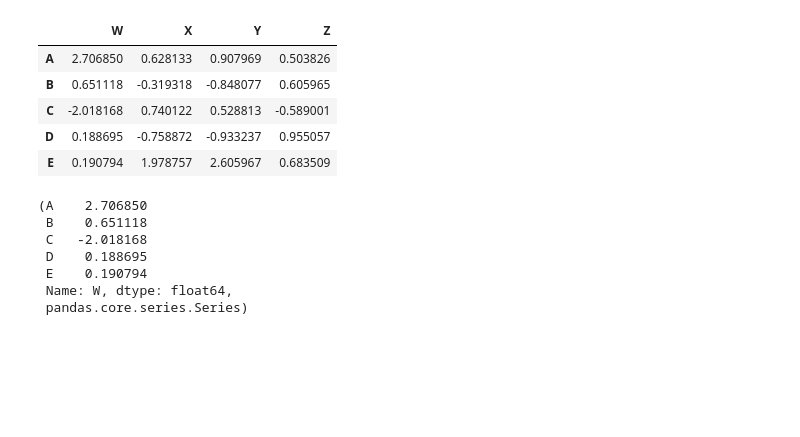
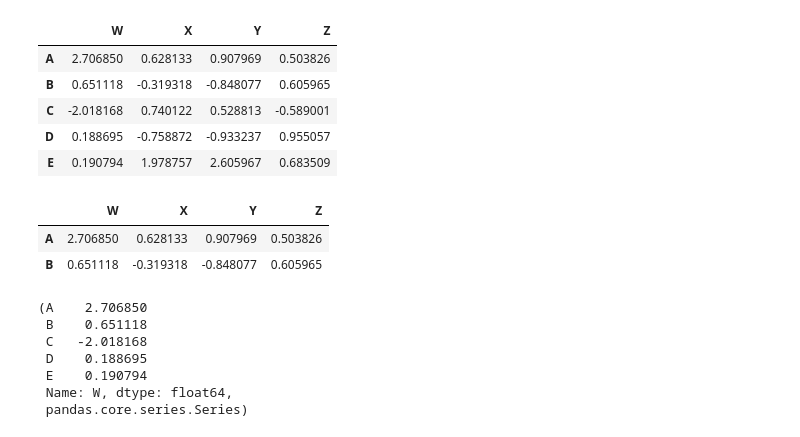
Before and after one commit to UditG-ucla/lessons, a Jupyter notebook: DataScience - 3 Pandas.ipynb, the cells around one changed output. Drawn from its saved outputs; the diff is of its cells as text; code cells hidden in the pictures; blank space fills up the shorter version.

```diff
--- a/DataScience - 3 Pandas.ipynb
+++ b/DataScience - 3 Pandas.ipynb
@@ -105,6 +105,12 @@ df
 | C | -2.018168 | 0.740122 | 0.528813 | -0.589001 |
 | D | 0.188695 | -0.758872 | -0.933237 | 0.955057 |
 | E | 0.190794 | 1.978757 | 2.605967 | 0.683509 |
+# %%
+df.query("W>0.5")
+# %% [output]
+|  | W | X | Y | Z |
+| A | 2.706850 | 0.628133 | 0.907969 | 0.503826 |
+| B | 0.651118 | -0.319318 | -0.848077 | 0.605965 |
 # %%
 df['W'], type(df['W'])
 # %% [output]
```
Also changed, not shown: parts of 1 cell of this notebook.
